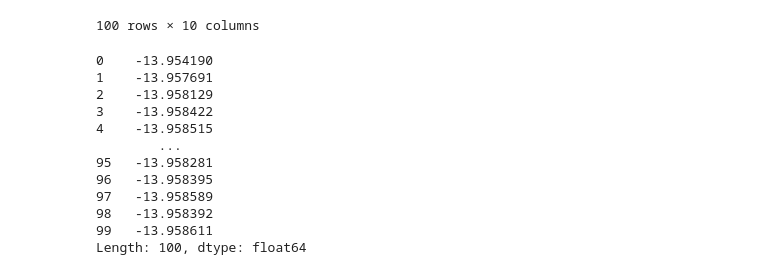
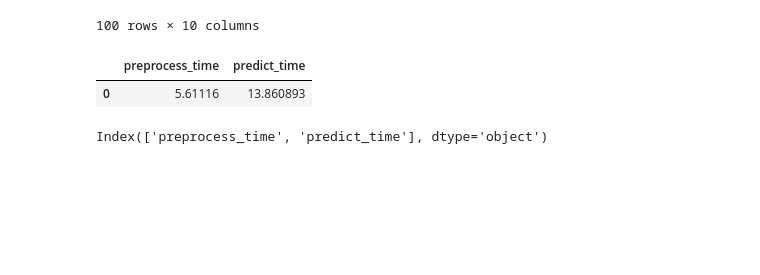
Before and after one commit to Data-to-Insight-Center/ckn-edge-optimization, a Jupyter notebook: micro_benchmarking/results/analysis.ipynb, the cells around one changed output. Drawn from its saved outputs; the diff is of its cells as text; code cells hidden in the pictures; blank space fills up the shorter version.

```diff
--- a/micro_benchmarking/results/analysis.ipynb
+++ b/micro_benchmarking/results/analysis.ipynb
@@ -105,17 +105,14 @@ df
 | 99 | 780281.314516 | 0.787 | 780267.355904 | 780267.357738 | 780267.363459 | ... |
 100 rows × 10 columns
 # %%
-df["server_receive_time"] - df["client_send_time"]
+df = pd.read_csv("model_results.csv")
+df["preprocess_time"] = df["preprocess_time"] * 1000
+df["predict_time"] = df["predict_time"] * 1000
+df.mean().to_frame().T
 # %% [output]
-0    -13.954190
-1    -13.957691
-2    -13.958129
-3    -13.958422
-4    -13.958515
-        ...
-95   -13.958281
-96   -13.958395
-97   -13.958589
-98   -13.958392
-99   -13.958611
-Length: 100, dtype: float64
+|  | preprocess_time | predict_time |
+| 0 | 5.61116 | 13.860893 |
+# %%
+df.columns
+# %% [output]
+Index(['preprocess_time', 'predict_time'], dtype='object')
```
Also changed, not shown: parts of 1 cell of this notebook, 8 other files.
